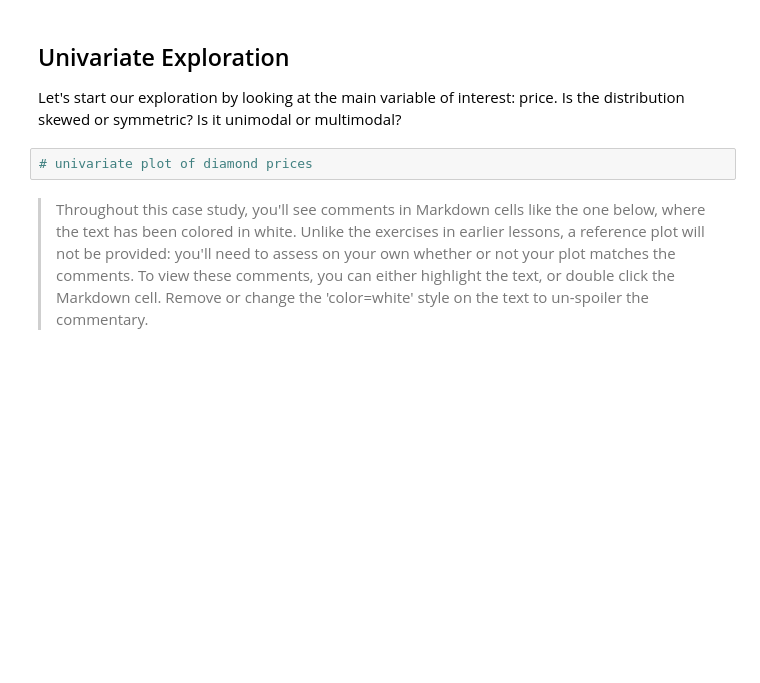
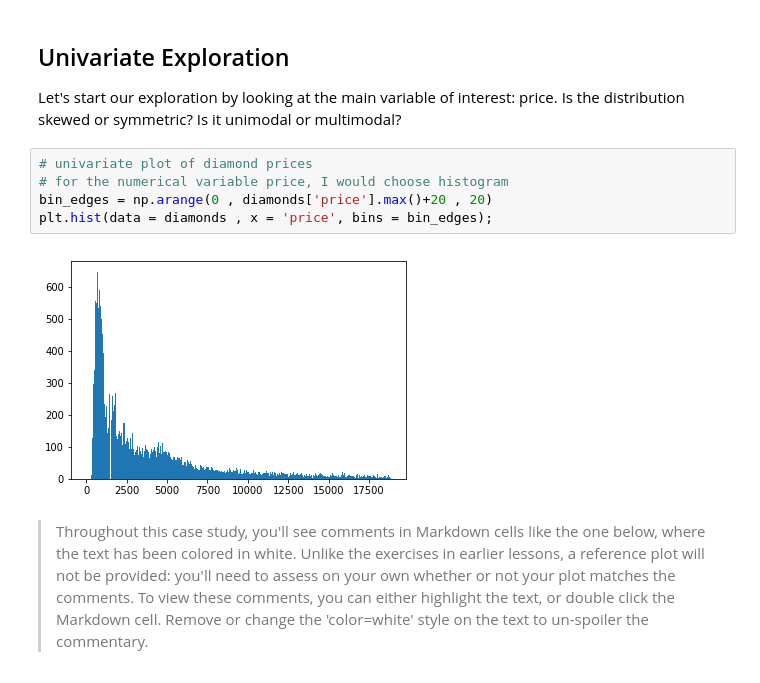
Before and after one commit to MarwaQabeel/Udacity-Data-Analyst-Nanodegree, a Jupyter notebook: Data Visualization/Visualization Case Study/Univariate_Exploration.ipynb, the cells around one changed output. Drawn from its saved outputs; the diff is of its cells as text; blank space fills up the shorter version.

Commit message:
Univariate exploration

```diff
--- a/Data Visualization/Visualization Case Study/Univariate_Exploration.ipynb
+++ b/Data Visualization/Visualization Case Study/Univariate_Exploration.ipynb
@@ -25,8 +59,13 @@ diamonds.describe()
 ## Univariate Exploration
 
 Let's start our exploration by looking at the main variable of interest: price. Is the distribution skewed or symmetric? Is it unimodal or multimodal?
-# %%
-# univariate plot of diamond prices
+# %%
+# univariate plot of diamond prices
+# for the numerical variable price, I would choose histogram
+bin_edges = np.arange(0 , diamonds['price'].max()+20 , 20)
+plt.hist(data = diamonds , x = 'price', bins = bin_edges);
+# %% [output]
+[figure, added]
 # %% [markdown]
 > Throughout this case study, you'll see comments in Markdown cells like the one below, where the text has been colored in white. Unlike the exercises in earlier lessons, a reference plot will not be provided: you'll need to assess on your own whether or not your plot matches the comments. To view these comments, you can either highlight the text, or double click the Markdown cell. Remove or change the 'color=white' style on the text to un-spoiler the commentary.
 # %% [markdown]
```
Also changed, not shown: parts of 19 cells of this notebook.
